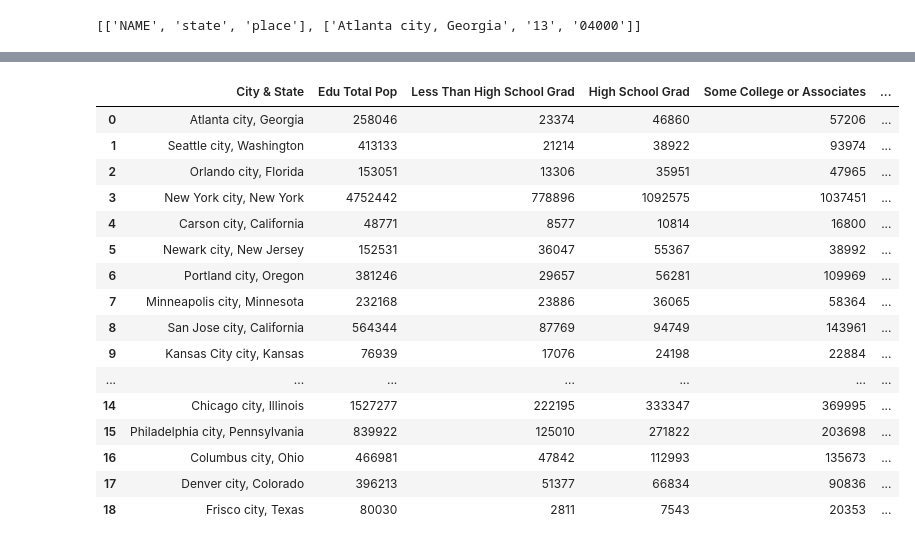
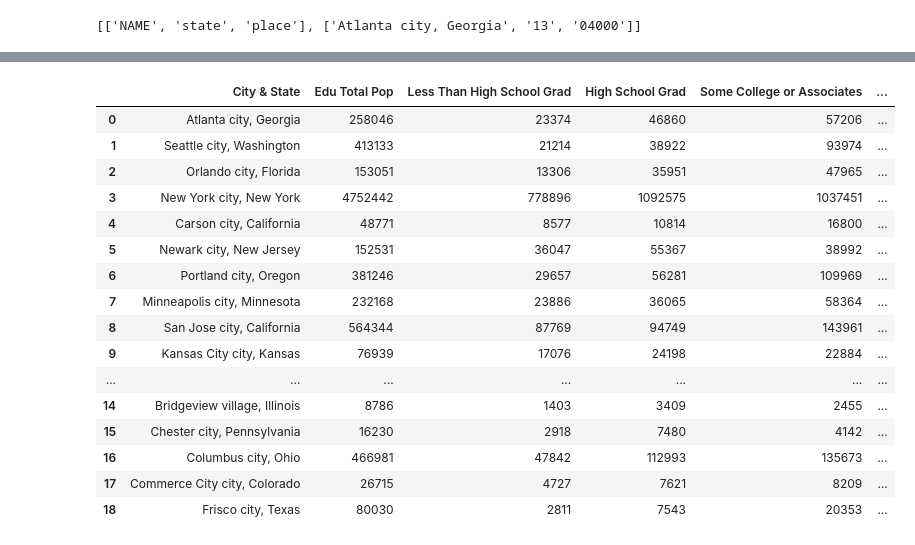
Before and after one commit to Jccommander/Project1-WJBA, a Jupyter notebook: Cleaning_And_Exploration.ipynb, the cells around one changed output, grey strips where cells are left out. Cells and saved outputs as stored; diff of their text form; code cells hidden in the pictures.

```diff
--- a/Cleaning_And_Exploration.ipynb
+++ b/Cleaning_And_Exploration.ipynb
@@ -476,40 +510,40 @@ income_df
 # %%
 # DataFrame for Education Level
 
-edu_df = pd.DataFrame(edu_list)
+edu_df = pd.DataFrame(edu_2016)
 
 # Rename the columns
 
 edu_df.columns=["City & State","Edu Total Pop","Less Than High School Grad","High School Grad","Some College or Associates",\
                "Bachelor's Degree or Higher","State Code","City Code"]
 
 # Remove extraneous columns
 
 edu_df = edu_df.loc[:, ["City & State","Edu Total Pop","Less Than High School Grad","High School Grad","Some College or Associates",\
                "Bachelor's Degree or Higher"]]
 
+# Save DataFrame
+
+edu_df.to_csv("Output/Edu_Data_2016.csv")
+
 # Display the dataframe
 
 edu_df
-
-# Save DataFrame
-
-#edu_df.to_csv("Output/Census_Edu_Data.csv")
 # %% [output]
 |  | City & State | Edu Total Pop | Less Than High School Grad | High School Grad | Some College or Associates | ... |
 | 0 | Atlanta city, Georgia | 258046 | 23374 | 46860 | 57206 | ... |
 | 1 | Seattle city, Washington | 413133 | 21214 | 38922 | 93974 | ... |
 | 2 | Orlando city, Florida | 153051 | 13306 | 35951 | 47965 | ... |
 | 3 | New York city, New York | 4752442 | 778896 | 1092575 | 1037451 | ... |
 | 4 | Carson city, California | 48771 | 8577 | 10814 | 16800 | ... |
 | 5 | Newark city, New Jersey | 152531 | 36047 | 55367 | 38992 | ... |
 | 6 | Portland city, Oregon | 381246 | 29657 | 56281 | 109969 | ... |
 | 7 | Minneapolis city, Minnesota | 232168 | 23886 | 36065 | 58364 | ... |
 | 8 | San Jose city, California | 564344 | 87769 | 94749 | 143961 | ... |
 | 9 | Kansas City city, Kansas | 76939 | 17076 | 24198 | 22884 | ... |
 | ... | ... | ... | ... | ... | ... | ... |
-| 14 | Chicago city, Illinois | 1527277 | 222195 | 333347 | 369995 | ... |
-| 15 | Philadelphia city, Pennsylvania | 839922 | 125010 | 271822 | 203698 | ... |
+| 14 | Bridgeview village, Illinois | 8786 | 1403 | 3409 | 2455 | ... |
+| 15 | Chester city, Pennsylvania | 16230 | 2918 | 7480 | 4142 | ... |
 | 16 | Columbus city, Ohio | 466981 | 47842 | 112993 | 135673 | ... |
-| 17 | Denver city, Colorado | 396213 | 51377 | 66834 | 90836 | ... |
+| 17 | Commerce City city, Colorado | 26715 | 4727 | 7621 | 8209 | ... |
 | 18 | Frisco city, Texas | 80030 | 2811 | 7543 | 20353 | ... |
```
Also changed, not shown: parts of 5 cells of this notebook, 4 other files.
